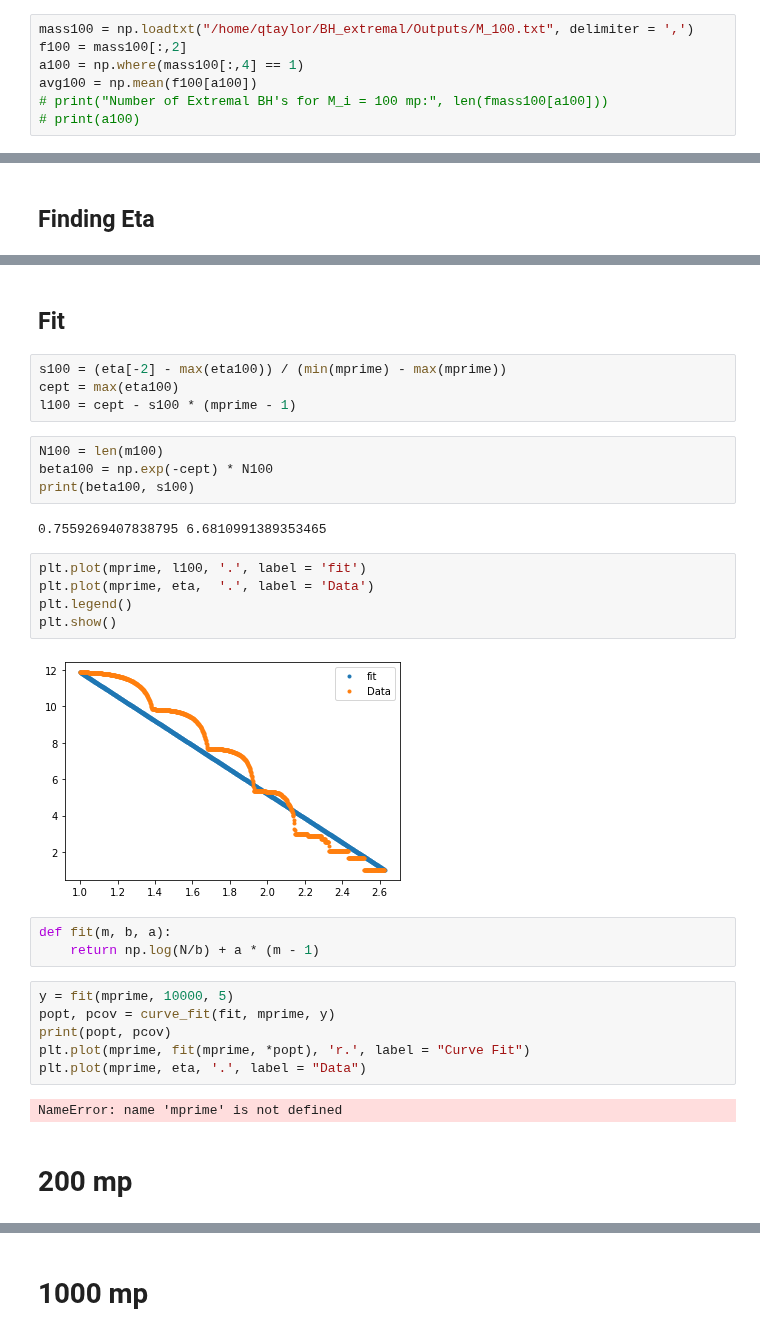
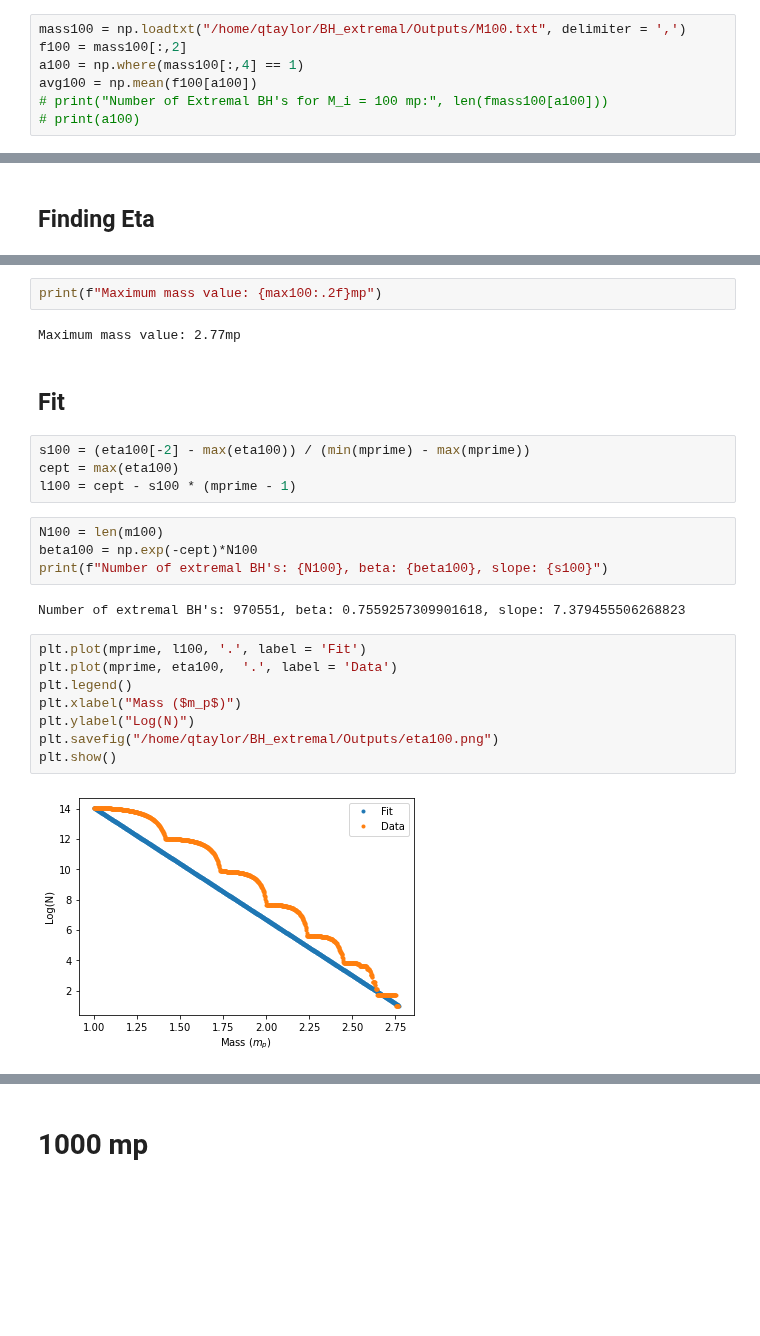
Before and after one commit to qtaylorphys/BH_Extremal, a Jupyter notebook: Analysis.ipynb, the cells around one changed output, grey strips where cells are left out. Cells and saved outputs as stored; diff of their text form; blank space fills up the shorter version.

Commit message:
Updated data for 100mp

```diff
--- a/Analysis.ipynb
+++ b/Analysis.ipynb
@@ -93,7 +93,7 @@ fig.savefig(f"/home/qtaylor/BH_extremal/Outputs/Bias_Plots_stacked.png")
 # %% [markdown]
 # 100mp Analysis
 # %%
-mass100 = np.loadtxt("/home/qtaylor/BH_extremal/Outputs/M_100.txt", delimiter = ',')
+mass100 = np.loadtxt("/home/qtaylor/BH_extremal/Outputs/M100.txt", delimiter = ',')
 f100 = mass100[:,2]
 a100 = np.where(mass100[:,4] == 1)
 avg100 = np.mean(f100[a100])
@@ -140,32 +140,26 @@ plt.plot(mprime, eta100, '.')
+# %%
+print(f"Maximum mass value: {max100:.2f}mp")
+# %% [output]
+Maximum mass value: 2.77mp
 # %% [markdown]
 ## Fit
 # %%
-s100 = (eta[-2] - max(eta100)) / (min(mprime) - max(mprime))
+s100 = (eta100[-2] - max(eta100)) / (min(mprime) - max(mprime))
 cept = max(eta100)
 l100 = cept - s100 * (mprime - 1)
 # %%
 N100 = len(m100)
-beta100 = np.exp(-cept) * N100
-print(beta100, s100)
+beta100 = np.exp(-cept)*N100
+print(f"Number of extremal BH's: {N100}, beta: {beta100}, slope: {s100}")
 # %% [output]
-0.7559269407838795 6.6810991389353465
+Number of extremal BH's: 970551, beta: 0.7559257309901618, slope: 7.379455506268823
 # %%
-plt.plot(mprime, l100, '.', label = 'fit')
-plt.plot(mprime, eta,  '.', label = 'Data')
+plt.plot(mprime, l100, '.', label = 'Fit')
+plt.plot(mprime, eta100,  '.', label = 'Data')
 plt.legend()
+plt.xlabel("Mass ($m_p$)")
+plt.ylabel("Log(N)")
+plt.savefig("/home/qtaylor/BH_extremal/Outputs/eta100.png")
 plt.show()
 # %% [output]
-[figure, old version]
+[figure, new version]
-# %%
-def fit(m, b, a):
-    return np.log(N/b) + a * (m - 1)
-# %%
-y = fit(mprime, 10000, 5)
-popt, pcov = curve_fit(fit, mprime, y)
-print(popt, pcov)
-plt.plot(mprime, fit(mprime, *popt), 'r.', label = "Curve Fit")
-plt.plot(mprime, eta, '.', label = "Data")
-# %% [output]
-NameError: name 'mprime' is not defined
-# %% [markdown]
-# 200 mp
```
Also changed, not shown: parts of 31 cells of this notebook.
